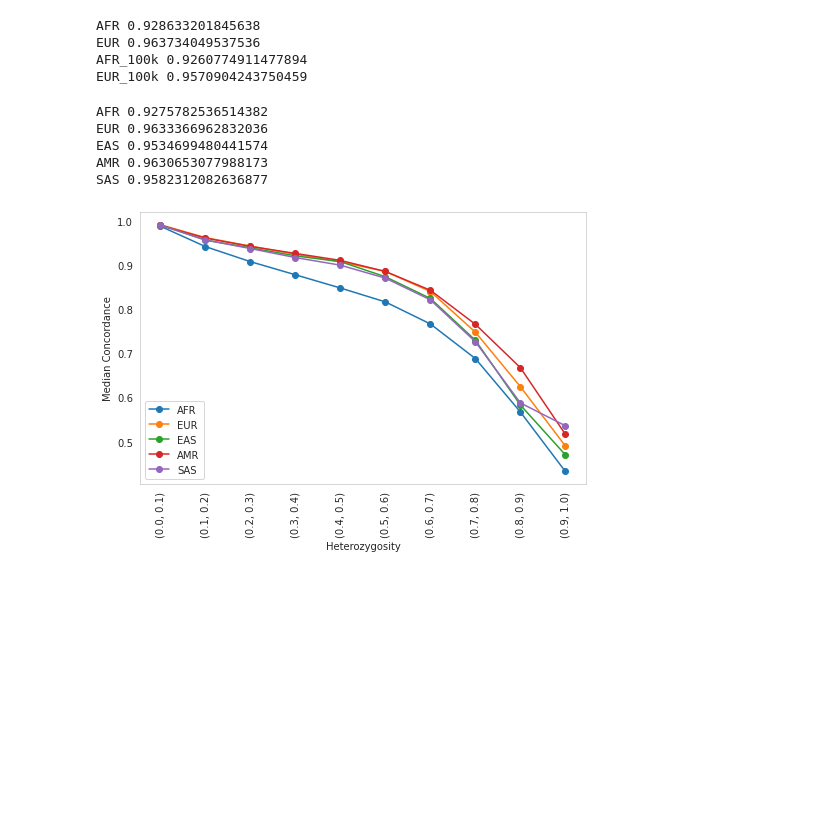
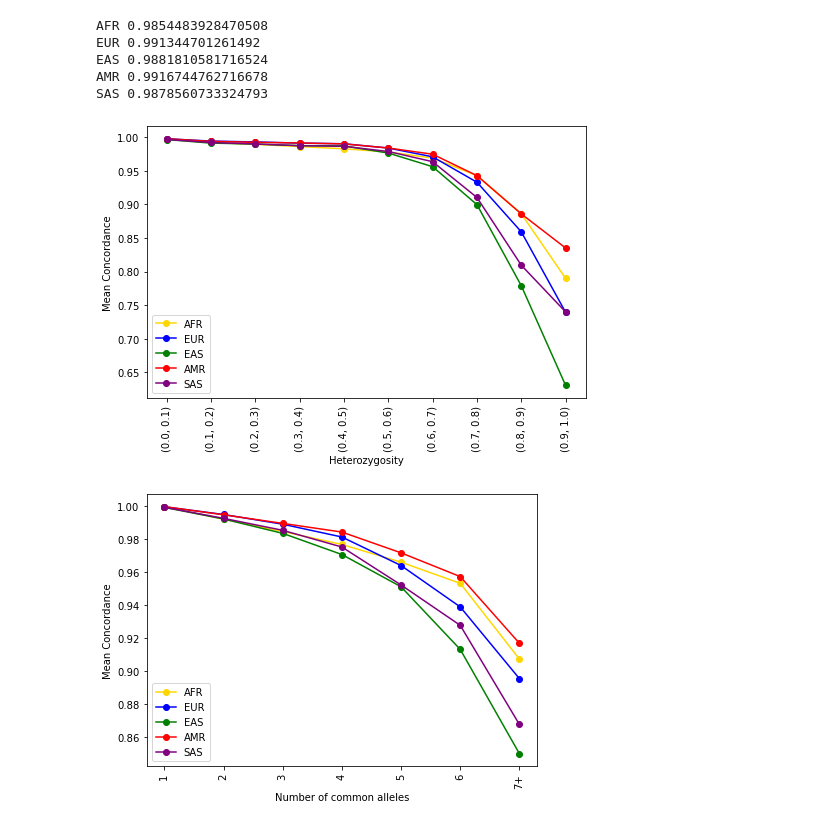
Before and after one commit to gymreklab/1000Genomes-TR-Analysis, a Jupyter notebook: phasing/validation/L1O_analysis.ipynb, the cells around one changed output. Cells and saved outputs as stored; diff of their text form; code cells hidden in the pictures; blank space fills up the shorter version.

```diff
--- a/phasing/validation/L1O_analysis.ipynb
+++ b/phasing/validation/L1O_analysis.ipynb
@@ -14,5 +25,5 @@ import seaborn as sns
 # %%
-pops = ['AFR', 'EUR', 'EAS', 'AMR', 'SAS']
+
 
 def compare(gts, imp):
     gts = gts.replace("(", "")
@@ -40,7 +51,7 @@ def calc_concordance(imputed_df, genotype_df):
         imputes = list(imputed_df.iloc[i])
         sum_11 = 0
         if gts[0] != imputes[0]:
-            print("shit", gts[0])
+            print("Positions are not match", gts[0])
         for j in range(1,n+1):
             if (type(gts[j]) == float and math.isnan(gts[j])) or (type(imputes[j]) == float and math.isnan(imputes[j])):
                 n -= 1
@@ -63,6 +74,7 @@ def calc_r2(imputed_df, genotype_df):
         imputed_vector = []
 
         for j in range(1,n+1):
+            print(j)
             if (type(gts[j]) == float and math.isnan(gts[j])) or (type(imputes[j]) == float and math.isnan(imputes[j])):
                 continue
             vec = gts[j].replace("(","").replace(")","").split(",")
@@ -83,32 +95,42 @@ chrom=21
 concordance = []
 r2 = []
 for pop in pops:
-    imputed = pd.read_csv(f"/expanse/projects/gymreklab/helia/ensembl/biallelic/validation/diff_{pop}/{chrom}/imputed.csv", sep = ",")
-    genotypes = pd.read_csv(f"/expanse/projects/gymreklab/helia/ensembl/biallelic/validation/diff_{pop}/{chrom}/genotypes.csv", sep = ",")
+    imputed = pd.read_csv(f"/expanse/projects/gymreklab/helia/ensembl/1000Genomes-TR-Analysis/phasing/validation/diff_{pop}/{chrom}/imputed.csv", sep = ",")
+    genotypes = pd.read_csv(f"/expanse/projects/gymreklab/helia/ensembl/1000Genomes-TR-Analysis/phasing/validation/diff_{pop}/{chrom}/genotypes.csv", sep = ",")
     concordance.append(calc_concordance(imputed, genotypes))
     #r2.append(calc_r2(imputed, genotypes))
-# %%
-print("AFR_100k", np.array([x[2] for x in calc_concordance(imputed_AFR_100k, genotypes_AFR_100k)]).mean())
-print("EUR_100k", np.array([x[2] for x in calc_concordance(imputed_EUR_100k, genotypes_EUR_100k)]).mean())
-# %% [output]
-AFR 0.928633201845638
-EUR 0.963734049537536
-AFR_100k 0.9260774911477894
-EUR_100k 0.9570904243750459
 # %%
 for i in range(5):
     pop = pops[i]
     print(f"{pop}", np.array([x[2] for x in concordance[i]]).mean())
 # %% [output]
-AFR 0.9275782536514382
-EUR 0.9633366962832036
-EAS 0.9534699480441574
-AMR 0.9630653077988173
-SAS 0.9582312082636877
+AFR 0.9854483928470508
+EUR 0.991344701261492
+EAS 0.9881810581716524
+AMR 0.9916744762716678
+SAS 0.9878560733324793
+# %%
+def common_alleles(afreqs):
+    if afreqs == ".":
+        return np.nan
+    afreqs = afreqs.split(",")
+    cnt = 0
+    for afreq in afreqs:
+        if float(afreq.split(":")[1]) > 0.01:
+            cnt += 1
+    return cnt
 # %%
-### Concordance plot ###
+### Concordance vs heterozygosity plot ###
+
+popcolors = {}
+popcolors["AFR"] = "gold"
+popcolors["AMR"] = "red"
+popcolors["EAS"] = "green"
+popcolors["EUR"] = "blue"
+popcolors["SAS"] = "purple"
 
 fig, ax = plt.subplots(figsize=(7, 5))
+fig2, ax2 = plt.subplots(figsize=(7, 5))
 keys = []
 for i in range(10):
     keys.append((i/10,(i+1)/10))
@@ -116,34 +138,51 @@ for i in range(len(pops)):
     pop = pops[i]
 
     stats = pd.read_csv(f"/expanse/projects/gymreklab/helia/ensembl/experiments/allele_freq/freqs/freqs_chr21_{pop}.tab",
                         sep = "\t")
     stats['chrom'] = stats['chrom'].astype(str)
 
 
     df = pd.DataFrame(concordance[i],columns =['chrom', 'start', 'score'])
     df['chrom'] = 'chr' + df['chrom'].astype(str)
+    stats['common_alleles'] = stats.apply(lambda x: common_alleles(x['afreq-1']), axis = 1)
     stats_scores = pd.merge(stats, df, on = ['chrom','start'])
 
+    stats_scores_grouped = stats_scores.groupby("common_alleles", as_index=False).agg({'score': np.mean})
+    plus_7 = np.mean(stats_scores[stats_scores['common_alleles'] > 6]['score'])
+    stats_scores_grouped = stats_scores_grouped[stats_scores_grouped['common_alleles'] < 7]
+    stats_scores_grouped.loc[len(stats_scores_grouped.index)] = [7, plus_7]
     het_dict = {}
     for i in range(10):
         het_dict[i] = []
 
     for index,row in stats_scores.iterrows():
         if len(row['afreq-1'].split(",")) == 1:
             continue
         het_dict[int(row['het-1'] * 10)].append(row['score'])
 
     for key in het_dict:
         het_dict[key] = np.mean(het_dict[key])
 
-    ax.plot(het_dict.keys(), het_dict.values(), marker= "o", label = pop)
+    ax.plot(het_dict.keys(), het_dict.values(), marker= "o", label = pop, color = popcolors[pop])
+
+    ax2.plot(stats_scores_grouped.common_alleles, stats_scores_grouped.score,
+         marker= "o", label = pop,  color = popcolors[pop])
+
+ax2.xaxis.set_ticks(np.arange(1, 8, 1))
+ax2.set_xticklabels([str(x) for x in np.arange(1, 7, 1)] + ["7+"] ,rotation='vertical')
+ax2.set_ylabel("Mean Concordance")
+ax2.set_xlabel("Number of common alleles")
+ax2.legend(loc="lower left")
+fig2.savefig("Heterozygosity_vs_number_of_alleles.pdf", dpi=1200)
+
 
 ax.xaxis.set_ticks(np.arange(0, 10, 1))
 ax.set_xticklabels(keys,rotation='vertical')
 ax.set_xlabel("Heterozygosity")
-ax.set_ylabel("Median Concordance")
+ax.set_ylabel("Mean Concordance")
 ax.legend(loc="lower left")
 fig.tight_layout()
-plt.savefig("Heterozygosity_vc_score.pdf", dpi=1200)
+plt.savefig("Heterozygosity_vs_score.pdf", dpi=1200)
 # %% [output]
-[figure, old version]
+[figure, new version]
+[figure, added]
```
Also changed, not shown: parts of 7 cells of this notebook, 14 other files.
